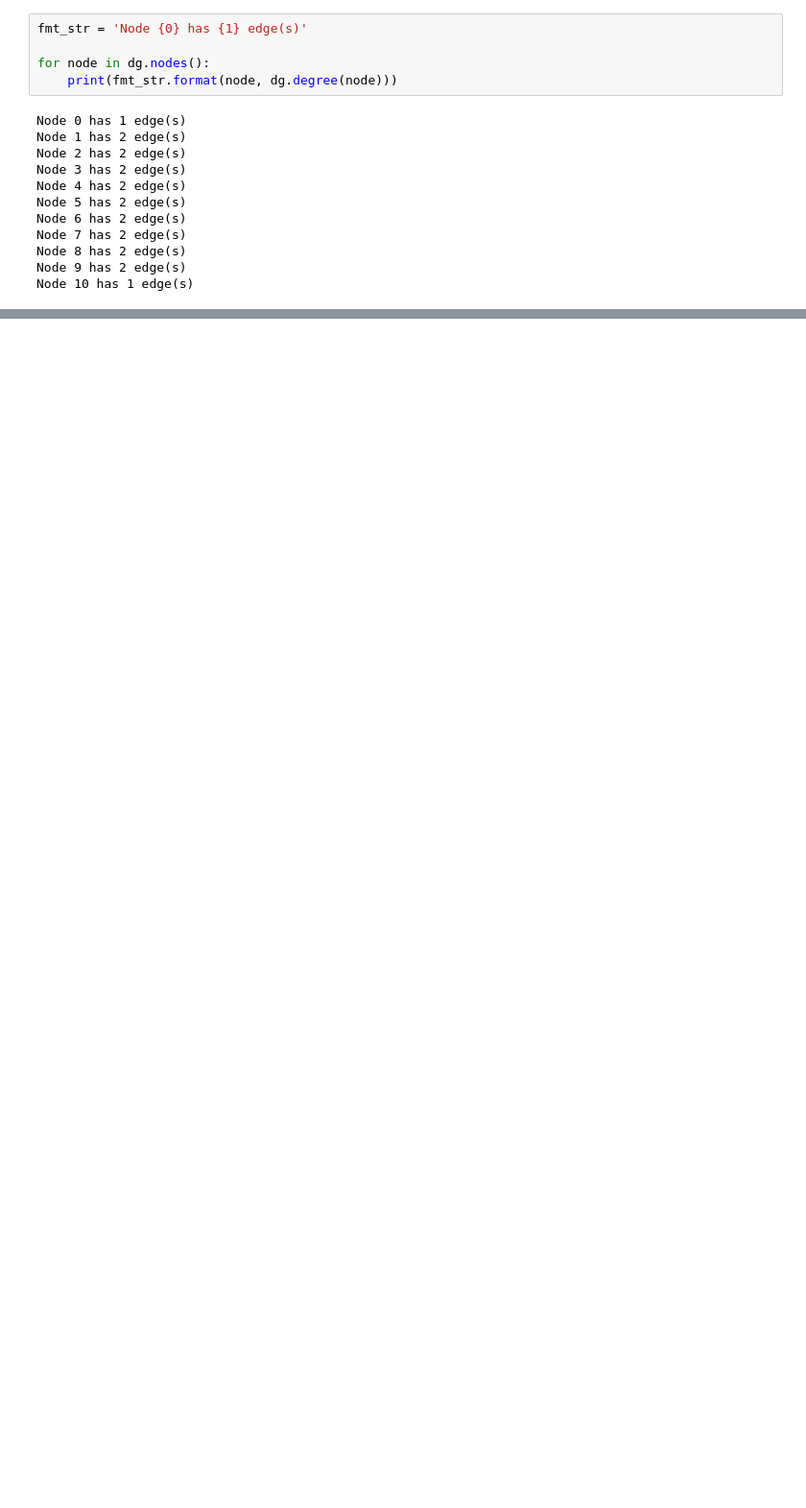
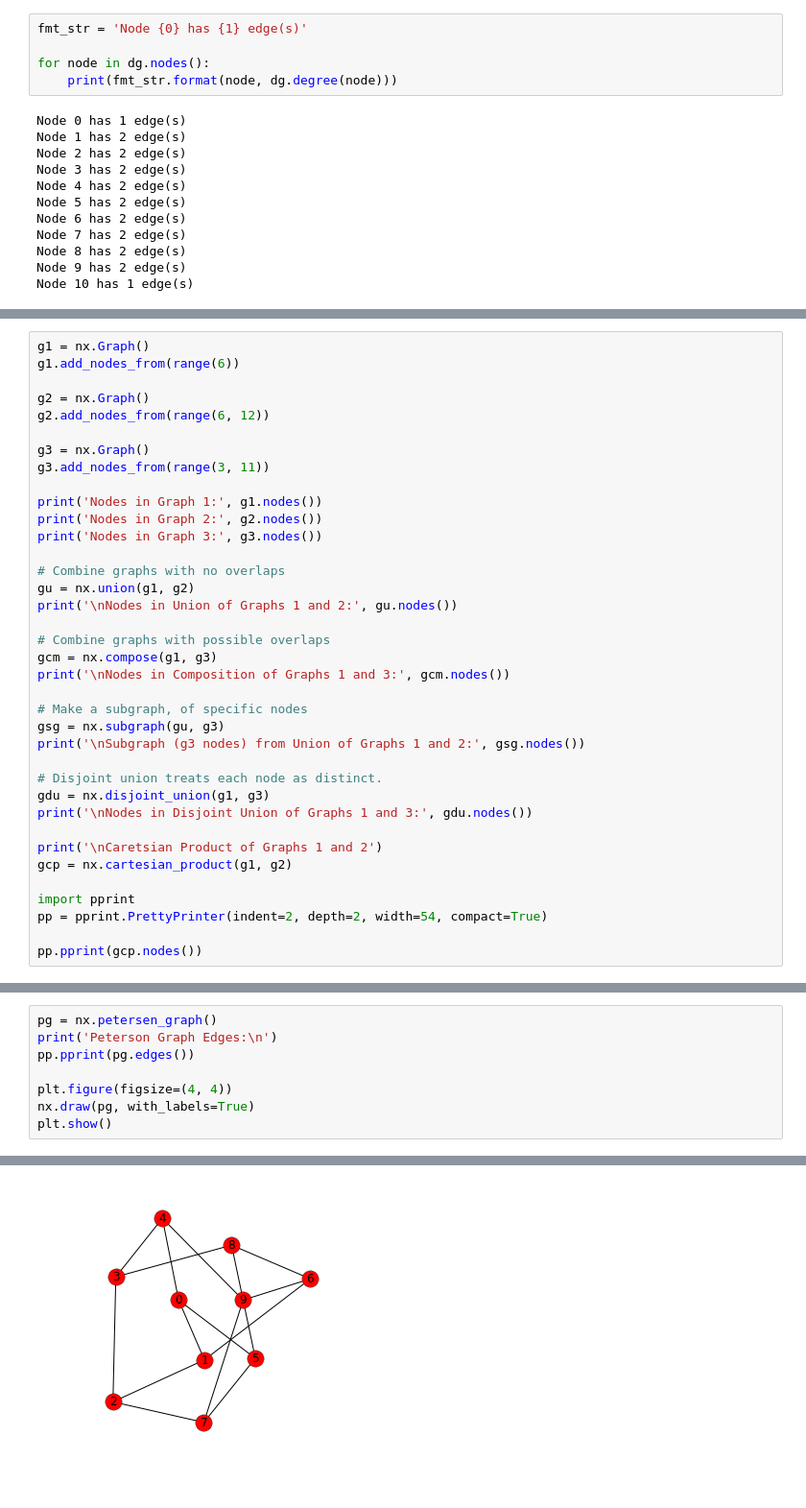
Before and after one commit to lcdm-uiuc/info490-sp16, a Jupyter notebook: Week10/notebooks/intro2na-ga.ipynb, the cells around one changed output, grey strips where cells are left out. Shown: that part at 96% size. Drawn from its saved outputs; the diff is of its cells as text; blank space fills up the shorter version.

```diff
--- a/Week10/notebooks/intro2na-ga.ipynb
+++ b/Week10/notebooks/intro2na-ga.ipynb
@@ -153,0 +116,37 @@ Node 9 connected to Node 10 with Weight 100
+# %%
+g1 = nx.Graph()
+g1.add_nodes_from(range(6))
+
+g2 = nx.Graph()
+g2.add_nodes_from(range(6, 12))
+
+g3 = nx.Graph()
+g3.add_nodes_from(range(3, 11))
+
+print('Nodes in Graph 1:', g1.nodes())
+print('Nodes in Graph 2:', g2.nodes())
+print('Nodes in Graph 3:', g3.nodes())
+
+# Combine graphs with no overlaps
+gu = nx.union(g1, g2)
+print('\nNodes in Union of Graphs 1 and 2:', gu.nodes())
+
+# Combine graphs with possible overlaps
+gcm = nx.compose(g1, g3)
+print('\nNodes in Composition of Graphs 1 and 3:', gcm.nodes())
+
+# Make a subgraph, of specific nodes
+gsg = nx.subgraph(gu, g3)
+print('\nSubgraph (g3 nodes) from Union of Graphs 1 and 2:', gsg.nodes())
+
+# Disjoint union treats each node as distinct.
+gdu = nx.disjoint_union(g1, g3)
+print('\nNodes in Disjoint Union of Graphs 1 and 3:', gdu.nodes())
+
+print('\nCaretsian Product of Graphs 1 and 2')
+gcp = nx.cartesian_product(g1, g2)
+
+import pprint
+pp = pprint.PrettyPrinter(indent=2, depth=2, width=54, compact=True)
+
+pp.pprint(gcp.nodes())
@@ -153,0 +203,9 @@ Node 9 connected to Node 10 with Weight 100
+# %%
+pg = nx.petersen_graph()
+print('Peterson Graph Edges:\n')
+pp.pprint(pg.edges())
+
+plt.figure(figsize=(4, 4))
+nx.draw(pg, with_labels=True)
+plt.show()
+# %% [output]
@@ -153,0 +217 @@ Node 9 connected to Node 10 with Weight 100
+[figure, added]
```
Also changed, not shown: parts of 35 cells of this notebook, 1 other file.
